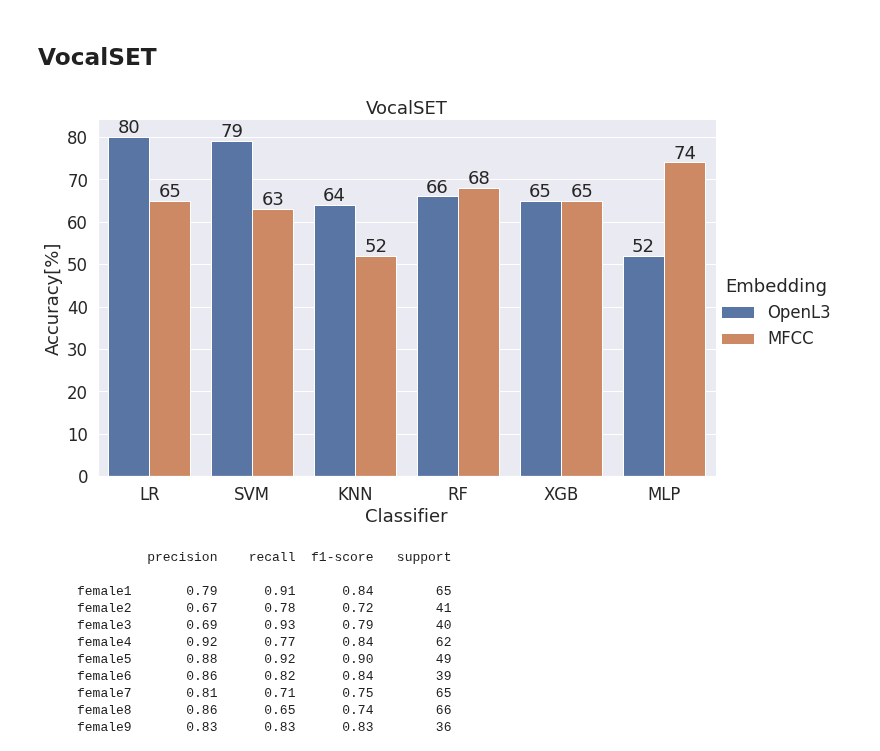
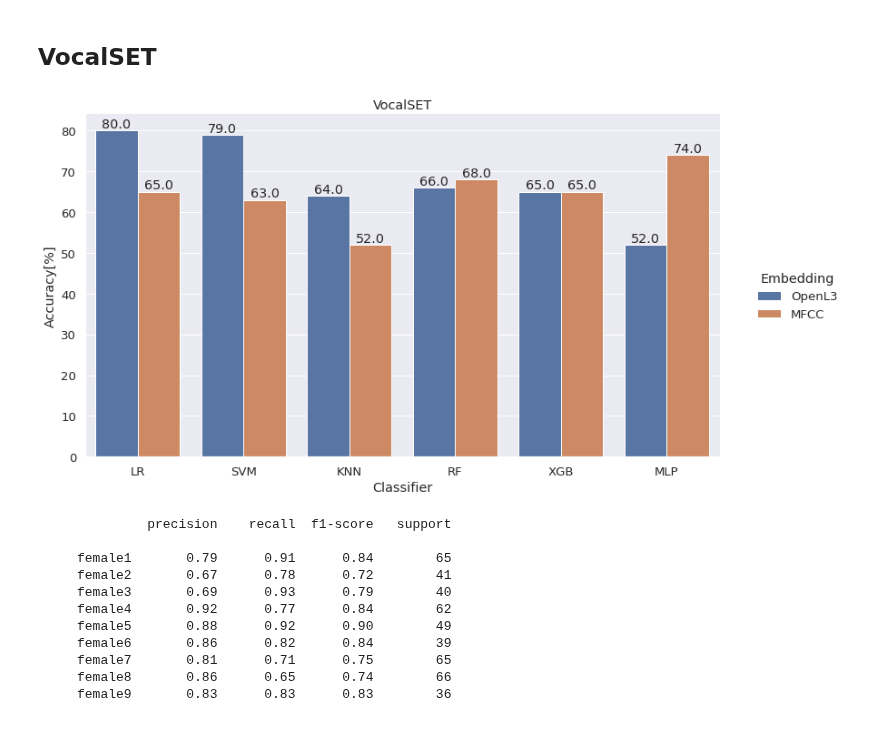
Before and after one commit to pszachew/Music-Genre-Classification, a Jupyter notebook: summary.ipynb, the cells around one changed output. Drawn from its saved outputs; the diff is of its cells as text; code cells hidden in the pictures.

```diff
--- a/summary.ipynb
+++ b/summary.ipynb
@@ -103,11 +103,11 @@ sns.set_theme(font_scale=1.5)
 # %%
 g = sns.catplot(x="Classifier", y="Accuracy[%]", data=GTZAN_concat, kind="bar", hue="Embedding")
-g.fig.set_size_inches(12, 8)
+g.fig.set_size_inches(14, 8)
 g.fig.subplots_adjust(top=0.81, right=0.86)
 plt.title("GTZAN")
 ax = g.facet_axis(0,0)
 for c in ax.containers:
-    labels = [f"{int(round((v.get_height()),0))}" for v in c]
+    labels = [f"{round((v.get_height()),2)}" for v in c]
     ax.bar_label(c, labels=labels, label_type='edge')
 plt.show()
 # %% [output]
@@ -139,13 +139,14 @@ GTZAN_concat = pd.concat([GTZAN_MS_L3, GTZAN_MS_MFCC], axis=0)
 GTZAN_concat['Accuracy[%]'] = GTZAN_concat['Accuracy']*100
 GTZAN_concat['std'] = GTZAN_concat['std']*100
 # %%
+sns.set_theme(font_scale=1.2)
 g = sns.catplot(x="Classifier", y="Accuracy[%]", data=GTZAN_concat, kind="bar", hue="Embedding")
-g.fig.set_size_inches(13, 8)
+g.fig.set_size_inches(14, 8)
 g.fig.subplots_adjust(top=0.81, right=0.86)
 plt.title("GTZAN MUSIC SPEECH")
 ax = g.facet_axis(0,0)
 for c in ax.containers:
-    labels = [f"{int(round((v.get_height()),0))}" for v in c]
+    labels = [f"{round((v.get_height()),2)}" for v in c]
     ax.bar_label(c, labels=labels, label_type='edge')
 plt.show()
 # %% [output]
@@ -176,12 +177,12 @@ IRMAS_concat['Accuracy[%]'] = IRMAS_concat['Accuracy']*100
 IRMAS_concat['std'] = IRMAS_concat['std']*100
 # %%
 g = sns.catplot(x="Classifier", y="Accuracy[%]", data=IRMAS_concat, kind="bar", hue="Embedding")
-g.fig.set_size_inches(13, 8)
+g.fig.set_size_inches(14, 8)
 g.fig.subplots_adjust(top=0.81, right=0.86)
 plt.title("IRMAS")
 ax = g.facet_axis(0,0)
 for c in ax.containers:
-    labels = [f"{int(round((v.get_height()),0))}" for v in c]
+    labels = [f"{round((v.get_height()),2)}" for v in c]
     ax.bar_label(c, labels=labels, label_type='edge')
 plt.show()
 # %% [output]
@@ -277,14 +278,14 @@ TinySOL_concat = pd.concat([TinySOL_L3, TinySOL_MFCC], axis=0)
 TinySOL_concat['Accuracy[%]'] = TinySOL_concat['Accuracy']*100
 TinySOL_concat['std'] = TinySOL_concat['std']*100
 # %%
-sns.set_theme(font_scale=1.5)
+sns.set_theme(font_scale=1.2)
 g = sns.catplot(x="Classifier", y="Accuracy[%]", data=TinySOL_concat, kind="bar", hue="Embedding")
-g.fig.set_size_inches(13, 8)
+g.fig.set_size_inches(14, 8)
 g.fig.subplots_adjust(top=0.81, right=0.86)
 plt.title("TinySOL")
 ax = g.facet_axis(0,0)
 for c in ax.containers:
-    labels = [f"{int(round((v.get_height()),0))}" for v in c]
+    labels = [f"{round((v.get_height()),2)}" for v in c]
     ax.bar_label(c, labels=labels, label_type='edge')
 plt.show()
 # %% [output]
@@ -370,16 +371,16 @@ VocalSET_concat = pd.concat([VocalSET_L3, VocalSET_MFCC], axis=0)
 VocalSET_concat['Accuracy[%]'] = VocalSET_concat['Accuracy']*100
 # %%
 g = sns.catplot(x="Classifier", y="Accuracy[%]", data=VocalSET_concat, kind="bar", hue="Embedding")
-g.fig.set_size_inches(13, 8)
+g.fig.set_size_inches(14, 8)
 g.fig.subplots_adjust(top=0.81, right=0.86)
 plt.title("VocalSET")
 ax = g.facet_axis(0,0)
 for c in ax.containers:
-    labels = [f"{int(round((v.get_height()),0))}" for v in c]
+    labels = [f"{round((v.get_height()),2)}" for v in c]
     ax.bar_label(c, labels=labels, label_type='edge')
 plt.show()
 # %% [output]
-[figure, old version]
+[figure, new version]
 # %%
 X_test = pd.read_csv('/content/gdrive/MyDrive/csv_data/VocalSET/features3s_test.csv',header=None)
 # %%
```
Also changed, not shown: parts of 5 cells of this notebook.
